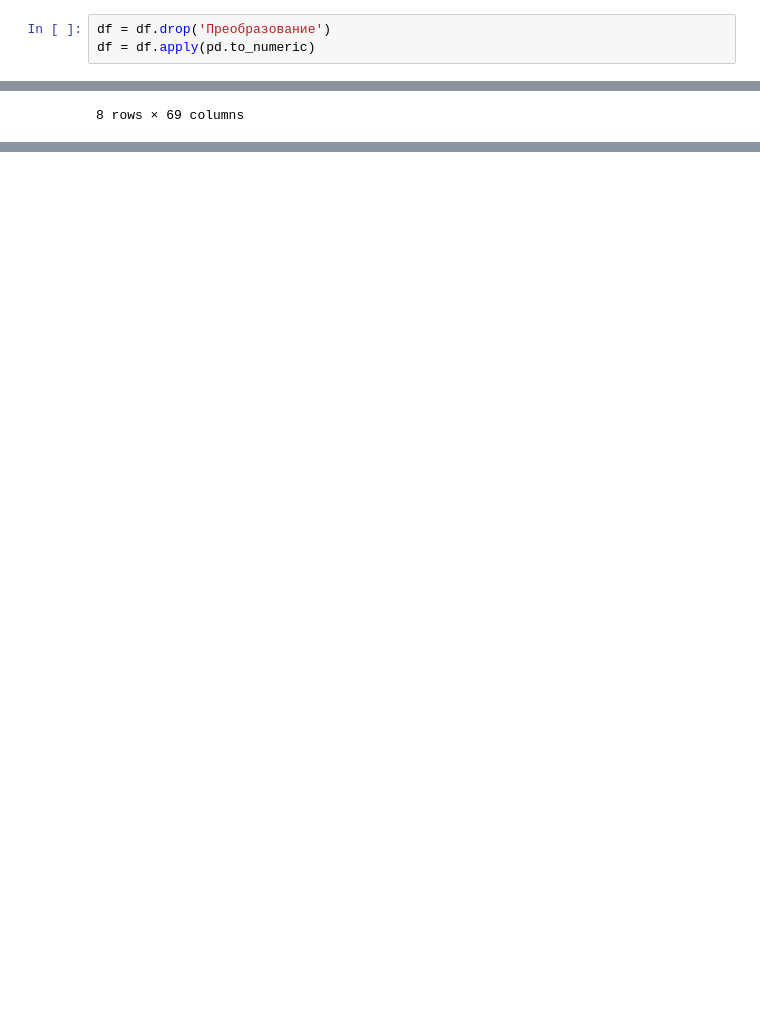
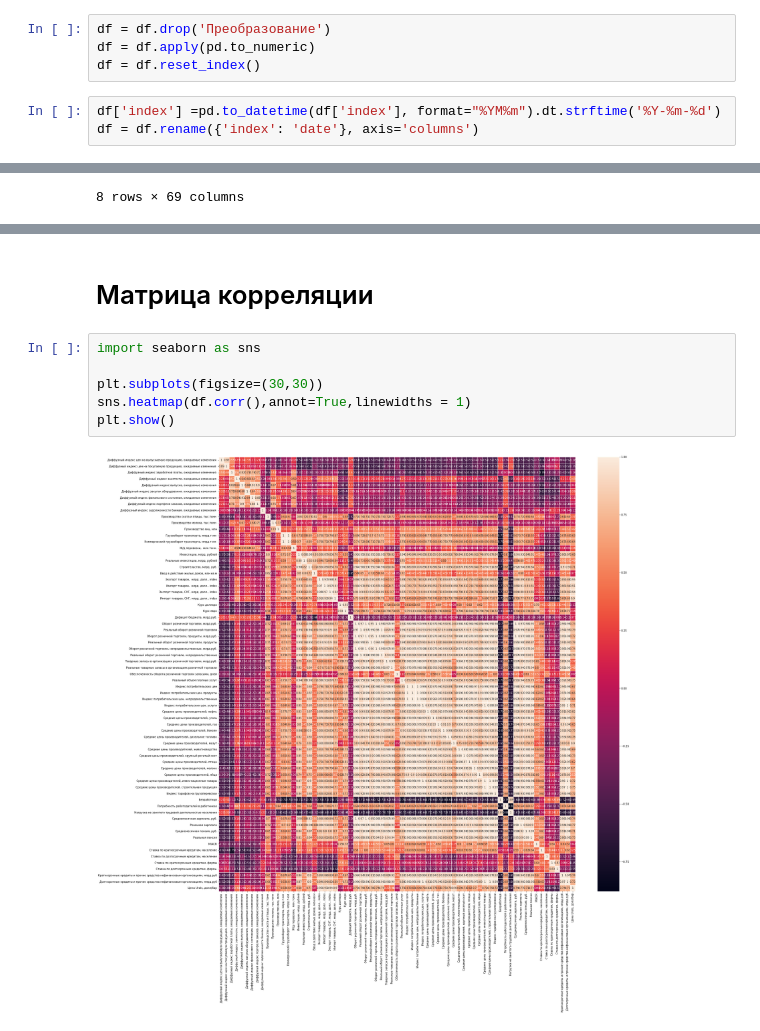
Before and after one commit to Demi-Mur/CBR_HACK, a Jupyter notebook: Analitic.ipynb, the cells around one changed output, grey strips where cells are left out. Drawn from its saved outputs; the diff is of its cells as text; blank space fills up the shorter version.

```diff
--- a/Analitic.ipynb
+++ b/Analitic.ipynb
@@ -5,4 +28,8 @@ df = pd.read_excel (r'content\Train.xlsx', index_col= 0)
 # %%
 df = df.drop('Преобразование')
 df = df.apply(pd.to_numeric)
+df = df.reset_index()
+# %%
+df['index'] =pd.to_datetime(df['index'], format="%YM%m").dt.strftime('%Y-%m-%d')
+df = df.rename({'index': 'date'}, axis='columns')
 # %%
@@ -76,0 +86,10 @@ df
+# %% [markdown]
+# Матрица корреляции
+# %%
+import seaborn as sns
+
+plt.subplots(figsize=(30,30))
+sns.heatmap(df.corr(),annot=True,linewidths = 1)
+plt.show()
+# %% [output]
+[figure, added]
```
Also changed, not shown: parts of 12 cells of this notebook.
